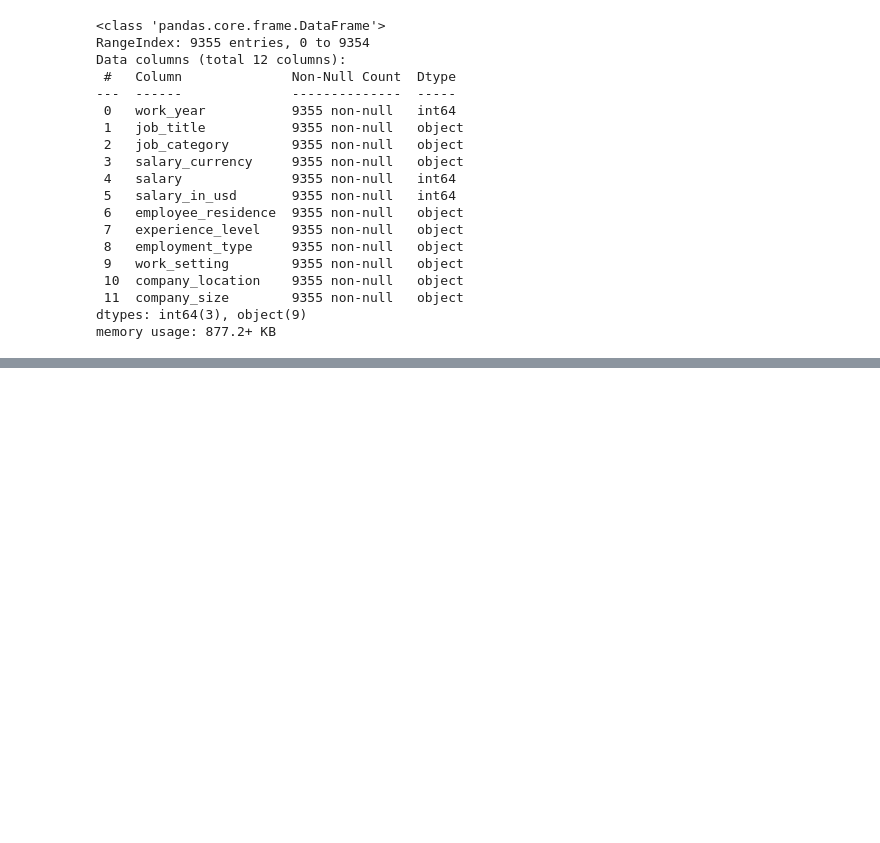
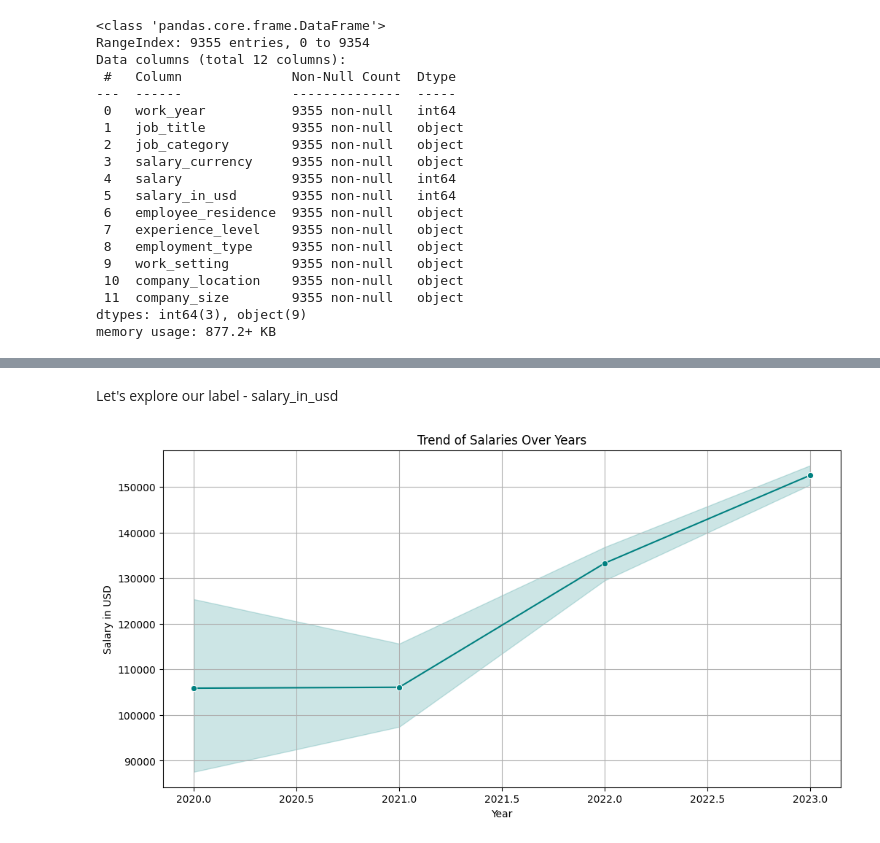
Before and after one commit to olgazju/project_salary_prediction, a Jupyter notebook: EDA.ipynb, the cells around one changed output, grey strips where cells are left out. Cells and saved outputs as stored; diff of their text form; code cells hidden in the pictures; blank space fills up the shorter version.

```diff
--- a/EDA.ipynb
+++ b/EDA.ipynb
@@ -101,0 +136,13 @@ plt.show()
+# %% [markdown]
+Let's explore our label - salary_in_usd
+# %%
+# Plotting time series trends of salaries over the years
+plt.figure(figsize=(12, 6))
+sns.lineplot(data=df, x='work_year', y='salary_in_usd', marker='o', color="teal")
+plt.title('Trend of Salaries Over Years')
+plt.xlabel('Year')
+plt.ylabel('Salary in USD')
+plt.grid(True)
+plt.show()
+# %% [output]
+[figure, added]
```
Also changed, not shown: parts of 28 cells of this notebook.
